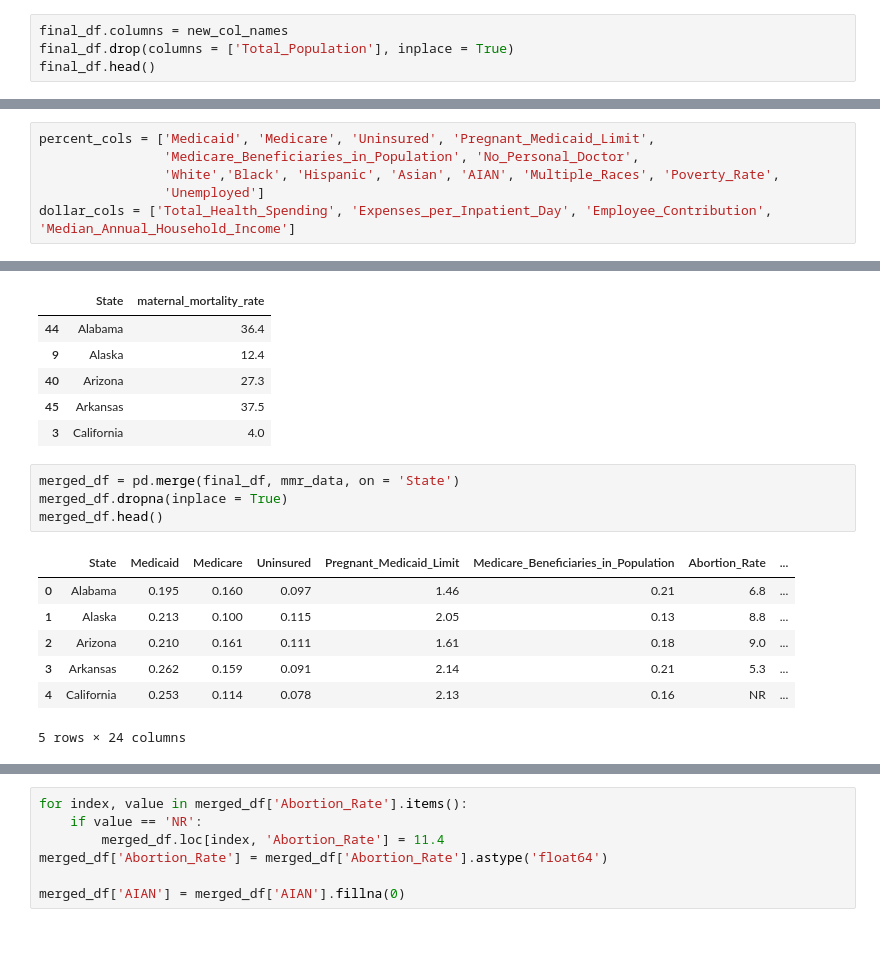
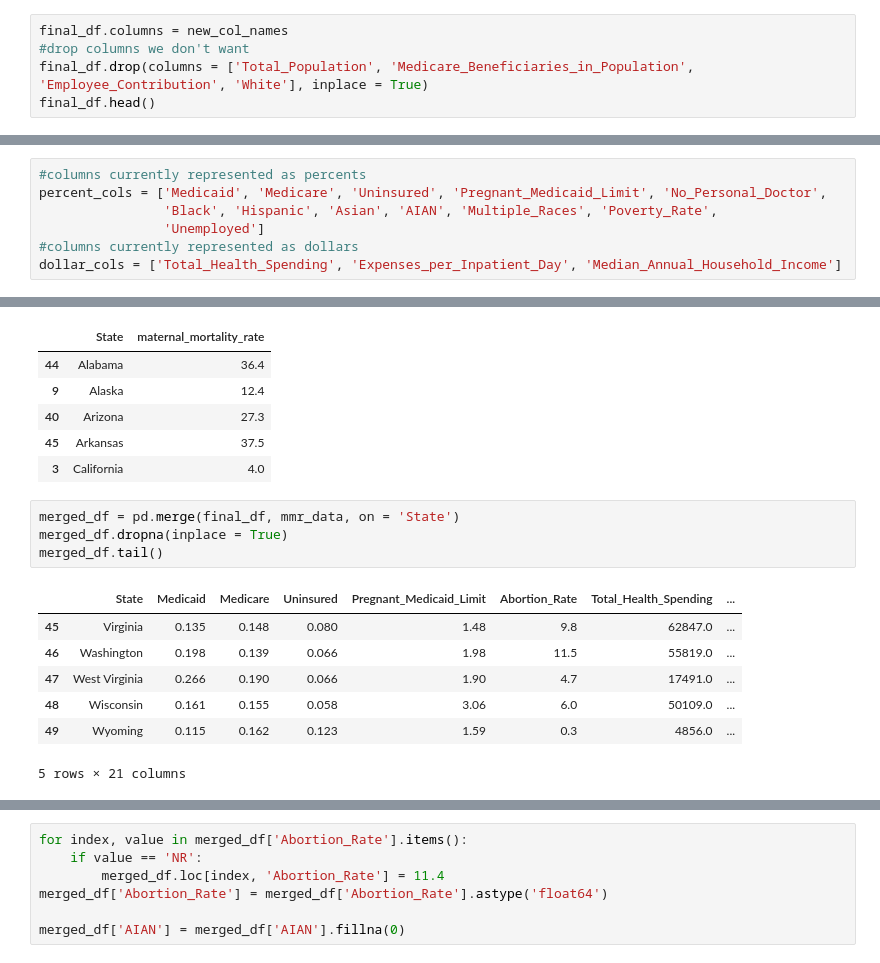
Before and after one commit to esalamon17/Maternal-Mortality-Data-Analysis, a Jupyter notebook: maternal_health.ipynb, the cells around one changed output, grey strips where cells are left out. Cells and saved outputs as stored; diff of their text form.

```diff
--- a/maternal_health.ipynb
+++ b/maternal_health.ipynb
@@ -86,6 +81,7 @@ new_col_names = ['State',
  'Unemployed']
 # %%
 final_df.columns = new_col_names
-final_df.drop(columns = ['Total_Population'], inplace = True)
+#drop columns we don't want
+final_df.drop(columns = ['Total_Population', 'Medicare_Beneficiaries_in_Population', 'Employee_Contribution', 'White'], inplace = True)
 final_df.head()
 # %% [output]
@@ -99,9 +94,10 @@ final_df.head()
 # %%
-percent_cols = ['Medicaid', 'Medicare', 'Uninsured', 'Pregnant_Medicaid_Limit',
-                'Medicare_Beneficiaries_in_Population', 'No_Personal_Doctor',
-                'White','Black', 'Hispanic', 'Asian', 'AIAN', 'Multiple_Races', 'Poverty_Rate',
+#columns currently represented as percents
+percent_cols = ['Medicaid', 'Medicare', 'Uninsured', 'Pregnant_Medicaid_Limit', 'No_Personal_Doctor',
+                'Black', 'Hispanic', 'Asian', 'AIAN', 'Multiple_Races', 'Poverty_Rate',
                 'Unemployed']
-dollar_cols = ['Total_Health_Spending', 'Expenses_per_Inpatient_Day', 'Employee_Contribution', 'Median_Annual_Household_Income']
+#columns currently represented as dollars
+dollar_cols = ['Total_Health_Spending', 'Expenses_per_Inpatient_Day', 'Median_Annual_Household_Income']
 # %%
 for pc in percent_cols:
     final_df[pc] = final_df[pc].str.rstrip('%').astype('float') / 100.0
@@ -137,15 +132,15 @@ mmr_data.head()
 # %%
 merged_df = pd.merge(final_df, mmr_data, on = 'State')
 merged_df.dropna(inplace = True)
-merged_df.head()
+merged_df.tail()
 # %% [output]
-|  | State | Medicaid | Medicare | Uninsured | Pregnant_Medicaid_Limit | Medicare_Beneficiaries_in_Population | Abortion_Rate | ... |
-| 0 | Alabama | 0.195 | 0.160 | 0.097 | 1.46 | 0.21 | 6.8 | ... |
-| 1 | Alaska | 0.213 | 0.100 | 0.115 | 2.05 | 0.13 | 8.8 | ... |
-| 2 | Arizona | 0.210 | 0.161 | 0.111 | 1.61 | 0.18 | 9.0 | ... |
-| 3 | Arkansas | 0.262 | 0.159 | 0.091 | 2.14 | 0.21 | 5.3 | ... |
-| 4 | California | 0.253 | 0.114 | 0.078 | 2.13 | 0.16 | NR | ... |
+|  | State | Medicaid | Medicare | Uninsured | Pregnant_Medicaid_Limit | Abortion_Rate | Total_Health_Spending | ... |
+| 45 | Virginia | 0.135 | 0.148 | 0.080 | 1.48 | 9.8 | 62847.0 | ... |
+| 46 | Washington | 0.198 | 0.139 | 0.066 | 1.98 | 11.5 | 55819.0 | ... |
+| 47 | West Virginia | 0.266 | 0.190 | 0.066 | 1.90 | 4.7 | 17491.0 | ... |
+| 48 | Wisconsin | 0.161 | 0.155 | 0.058 | 3.06 | 6.0 | 50109.0 | ... |
+| 49 | Wyoming | 0.115 | 0.162 | 0.123 | 1.59 | 0.3 | 4856.0 | ... |
-5 rows × 24 columns
+5 rows × 21 columns
 # %%
 merged_df.hist(bins = 5)
 plt.tight_layout()
```
Also changed, not shown: parts of 29 cells of this notebook, 7 other files.
